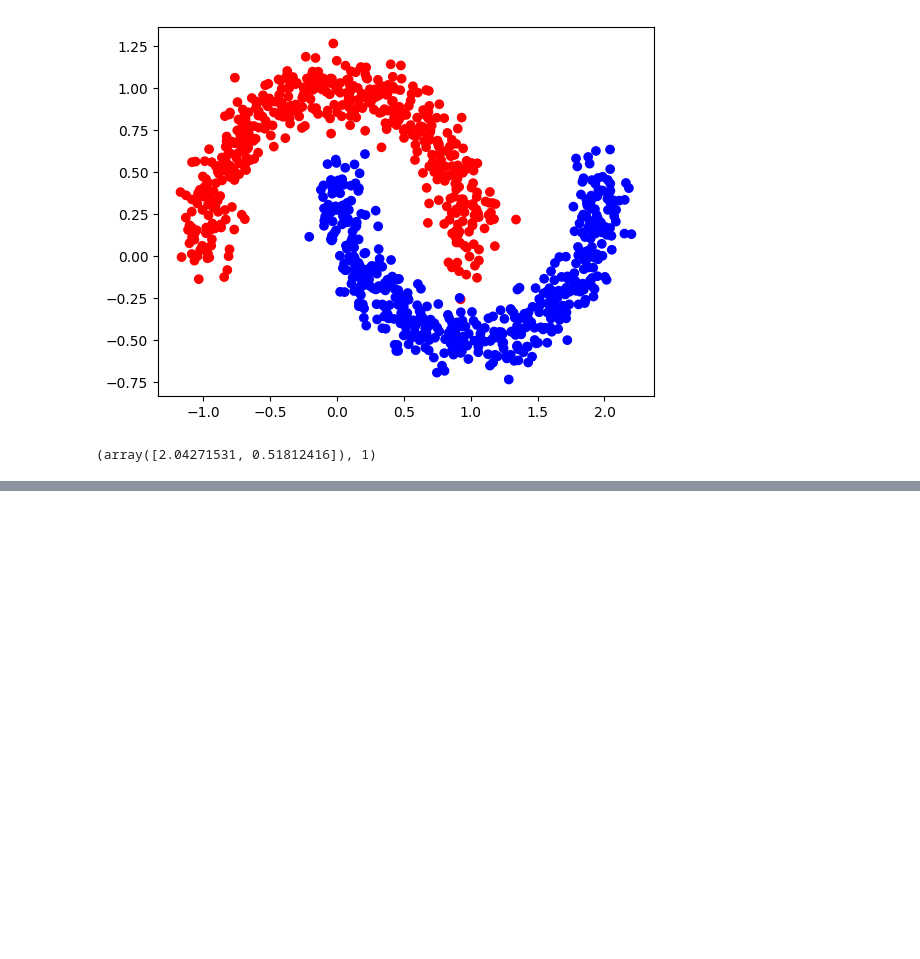
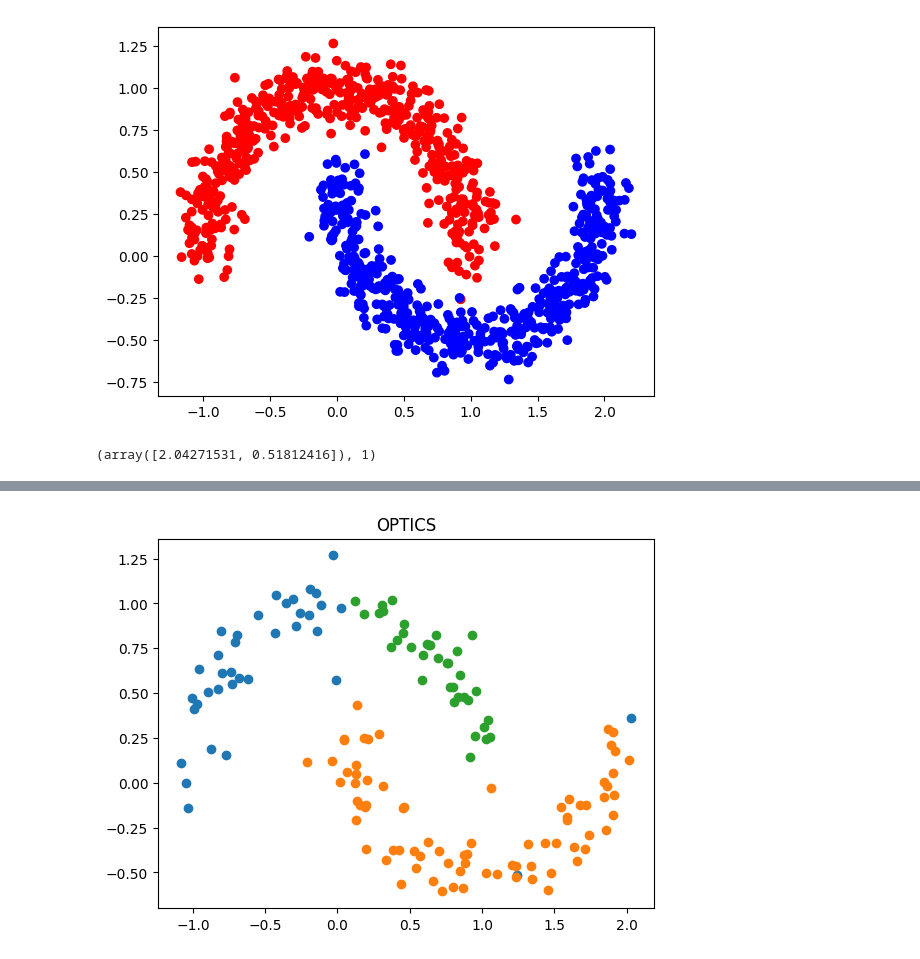
Before and after one commit to AndreasP-92/kea-2023-ml, a Jupyter notebook: lecture_10/02_task/main.ipynb, the cells around one changed output, grey strips where cells are left out. Saved outputs shown, nothing was run; the diff lists cells and outputs as text; code cells hidden in the pictures; blank space fills up the shorter version.

```diff
--- a/lecture_10/02_task/main.ipynb
+++ b/lecture_10/02_task/main.ipynb
@@ -260,0 +301,5 @@ utills.plot_decision_boundary(X_test, y_test, model, cmap='RdBu')
+# %%
+model = 'OPTICS', cluster.OPTICS(min_samples=20)
+analyze(model, X_test)
+# %% [output]
+[figure, added]
```
Also changed, not shown: parts of 25 cells of this notebook, 9 other files.
